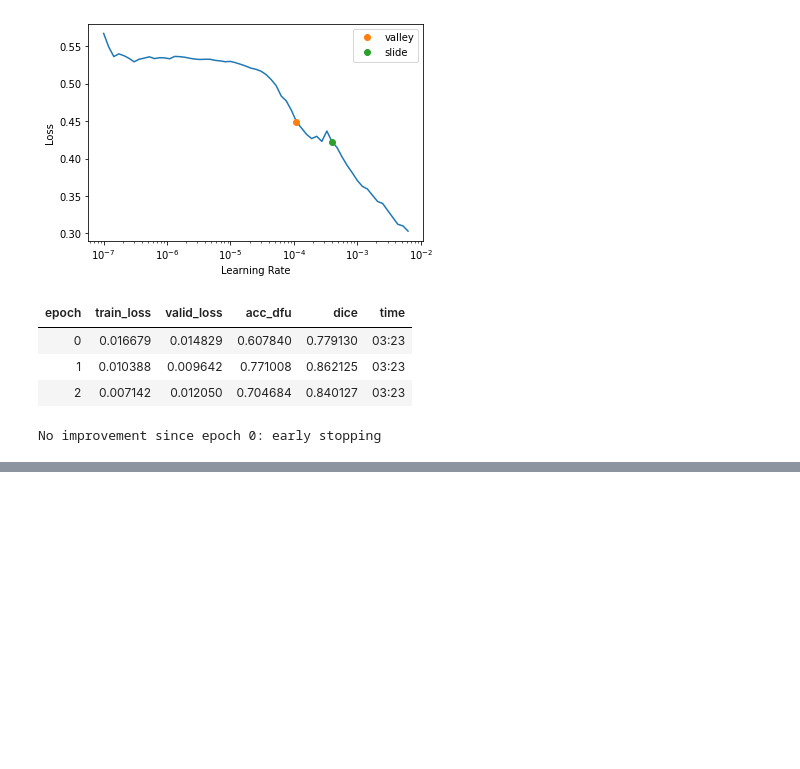
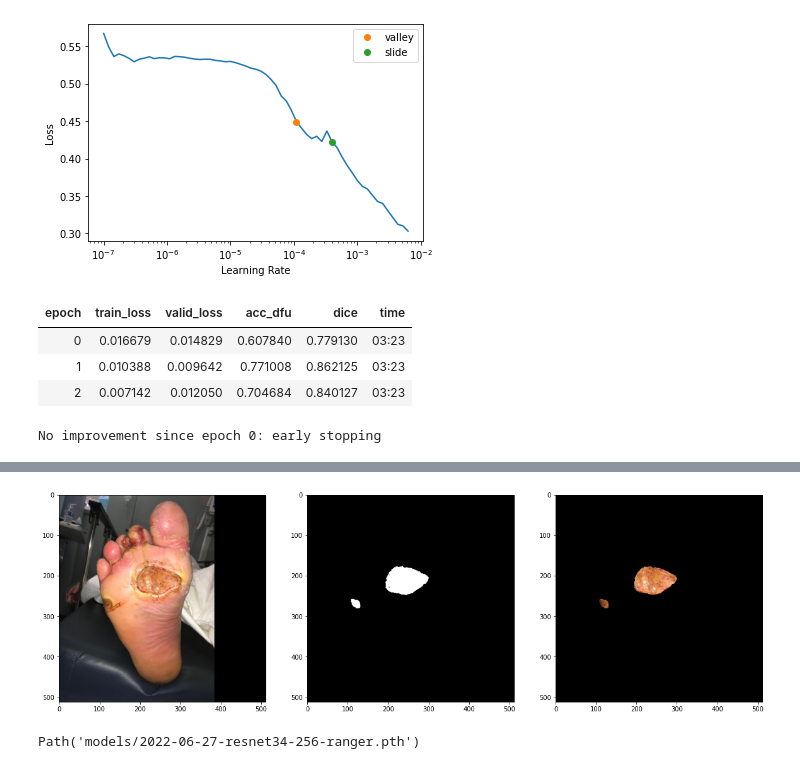
Before and after one commit to madhavajay/fastai-course-2022, a Jupyter notebook: 01-dfu-segmentation-training.ipynb, the cells around one changed output, grey strips where cells are left out. Saved outputs shown, nothing was run; the diff lists cells and outputs as text; code cells hidden in the pictures; blank space fills up the shorter version.

Commit message:
added model

```diff
--- a/01-dfu-segmentation-training.ipynb
+++ b/01-dfu-segmentation-training.ipynb
@@ -207,3 +207,7 @@ model.fit_flat_cos(10, slice(lr), cbs=callbacks)
 | 1 | 0.010388 | 0.009642 | 0.771008 | 0.862125 | 03:23 |
 | 2 | 0.007142 | 0.012050 | 0.704684 | 0.840127 | 03:23 |
 No improvement since epoch 0: early stopping
+# %%
+input_path = Path(dfu_dataset_path) / "test" / "images" / "1014.png"
+# %%
+pred = predict(input_path, model)
@@ -209,0 +216,8 @@ No improvement since epoch 0: early stopping
+# %%
+plot_all(input_path, pred)
+# %% [output]
+[figure, added]
+# %%
+model.save(f"{x.name}")
+# %% [output]
+Path('models/2022-06-27-resnet34-256-ranger.pth')
```
Also changed, not shown: parts of 1 cell of this notebook, 2 other files.
